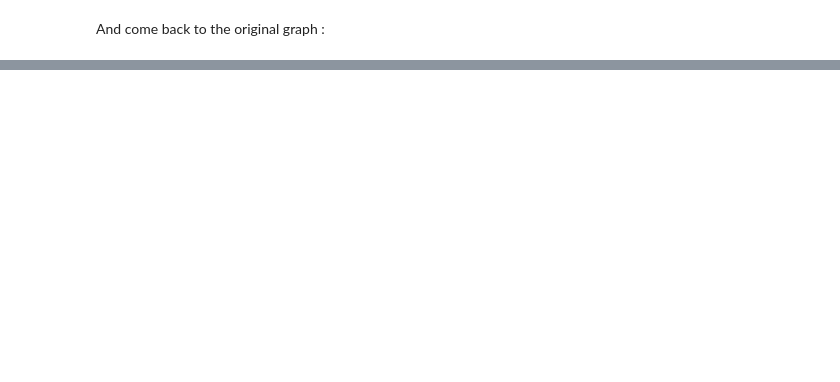
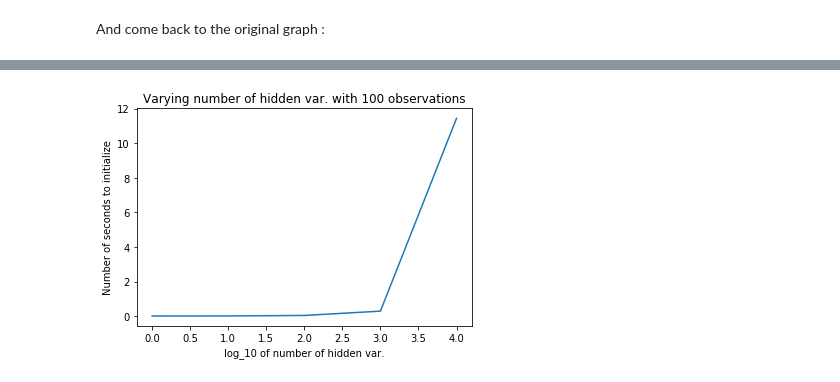
Before and after one commit to Bertinus/causal_cell_embedding, a Jupyter notebook: Notebooks/datagenerator_presentation.ipynb, the cells around one changed output, grey strips where cells are left out. Drawn from its saved outputs; the diff is of its cells as text; code cells hidden in the pictures; blank space fills up the shorter version.

```diff
--- a/Notebooks/datagenerator_presentation.ipynb
+++ b/Notebooks/datagenerator_presentation.ipynb
@@ -144,0 +168,16 @@ G.draw(show_values=True)
+# %%
+list_of_times = []
+
+for n_obs in range(5):
+    start = time.time()
+    G = StructuredGraph(n_hidden=10**n_obs, n_observations=100)
+    end = time.time()
+    list_of_times.append(end - start)
+
+plt.plot(list_of_times)
+plt.xlabel("log_10 of number of hidden var.")
+plt.ylabel("Number of seconds to initialize")
+plt.title("Varying number of hidden var. with 100 observations")
+plt.show()
+# %% [output]
+[figure, added]
```
Also changed, not shown: parts of 20 cells of this notebook, 2 other files.
